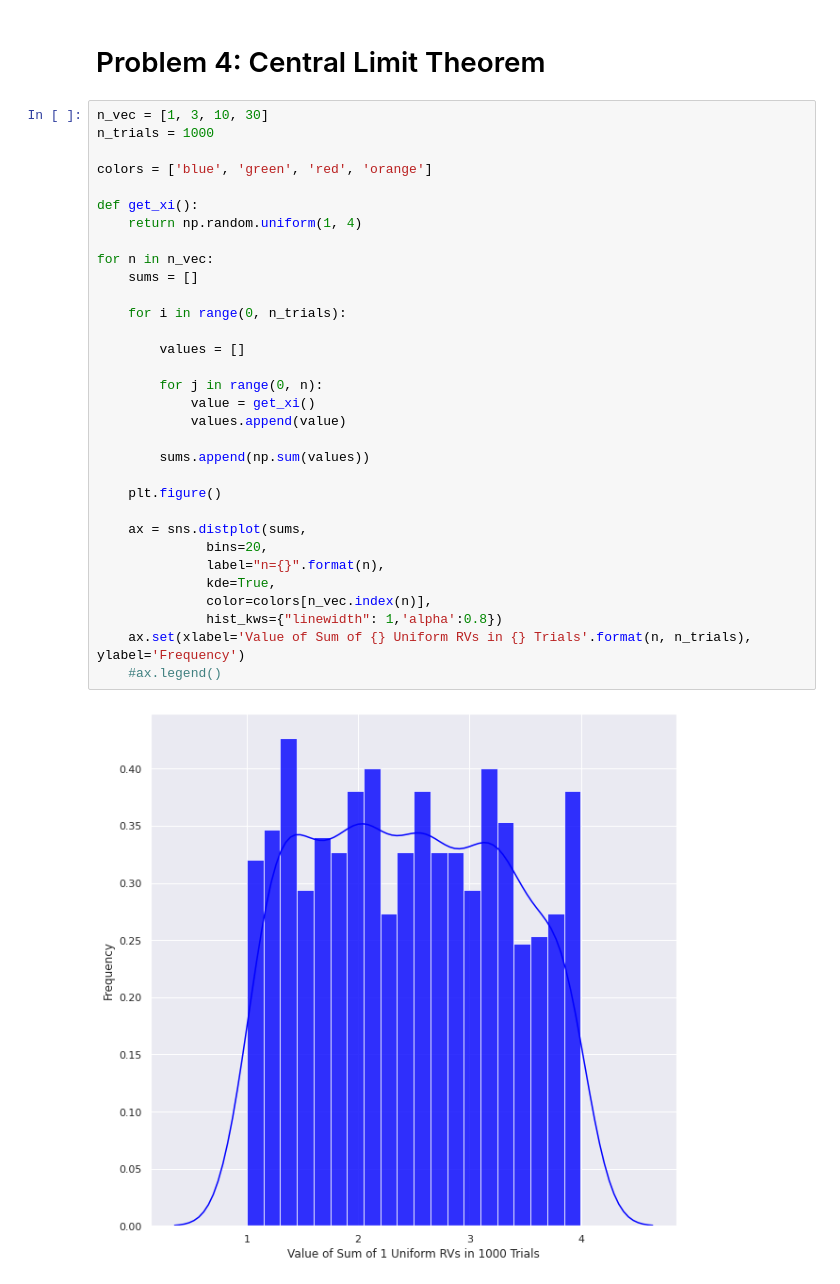
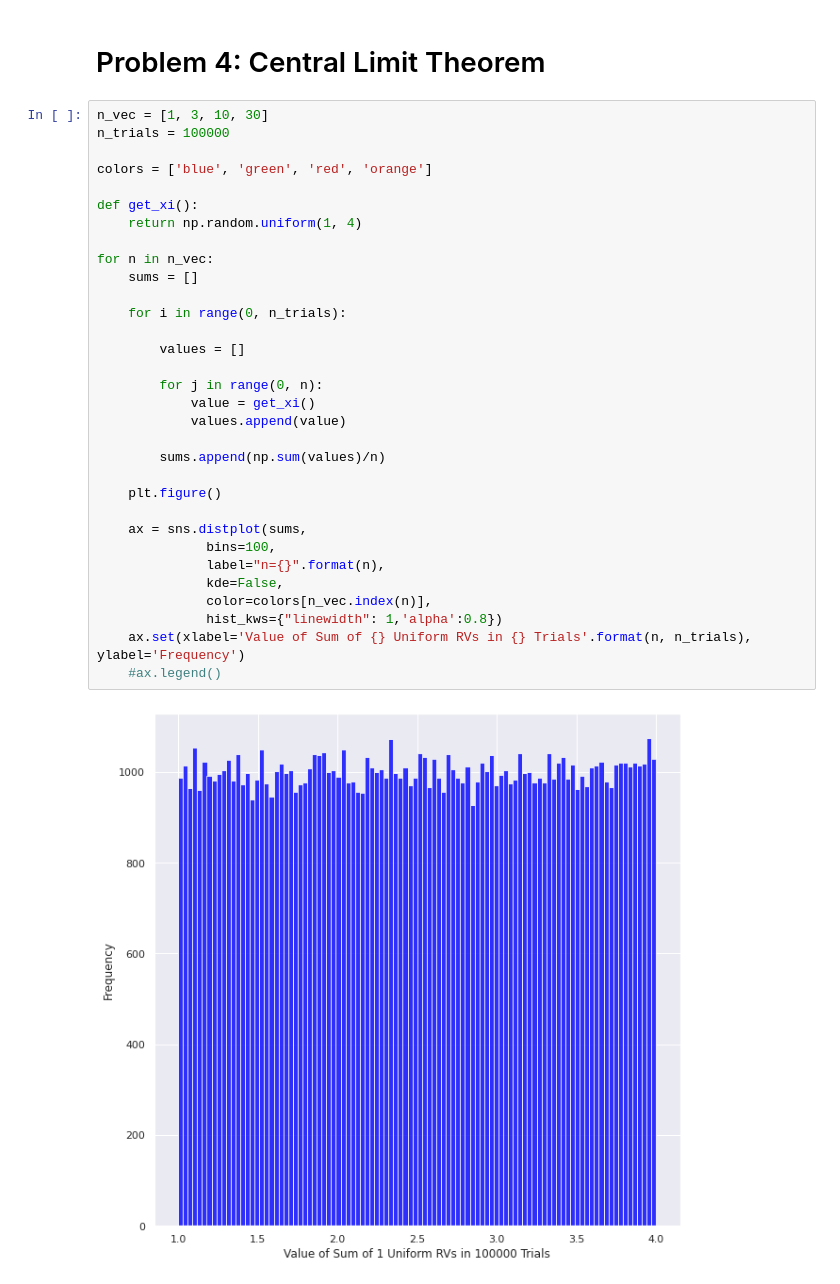
Before and after one commit to krauthammera/ee131a_finalproj, a Jupyter notebook: Problem4.ipynb, the cells around one changed output. Saved outputs shown, nothing was run; the diff lists cells and outputs as text.

```diff
--- a/Problem4.ipynb
+++ b/Problem4.ipynb
@@ -11,35 +11,35 @@ sns.set(rc={'figure.figsize':(10,10)})
 # Problem 4: Central Limit Theorem
 # %%
 n_vec = [1, 3, 10, 30]
-n_trials = 1000
+n_trials = 100000
 
 colors = ['blue', 'green', 'red', 'orange']
 
 def get_xi():
     return np.random.uniform(1, 4)
 
 for n in n_vec:
     sums = []
 
     for i in range(0, n_trials):
 
         values = []
 
         for j in range(0, n):
             value = get_xi()
             values.append(value)
 
-        sums.append(np.sum(values))
+        sums.append(np.sum(values)/n)
 
     plt.figure()
 
     ax = sns.distplot(sums,
-              bins=20,
+              bins=100,
               label="n={}".format(n),
-              kde=True,
+              kde=False,
               color=colors[n_vec.index(n)],
               hist_kws={"linewidth": 1,'alpha':0.8})
     ax.set(xlabel='Value of Sum of {} Uniform RVs in {} Trials'.format(n, n_trials), ylabel='Frequency')
     #ax.legend()
 # %% [output]
-[figure, old version]
+[figure, new version]
```
Also changed, not shown: parts of 3 cells of this notebook.
